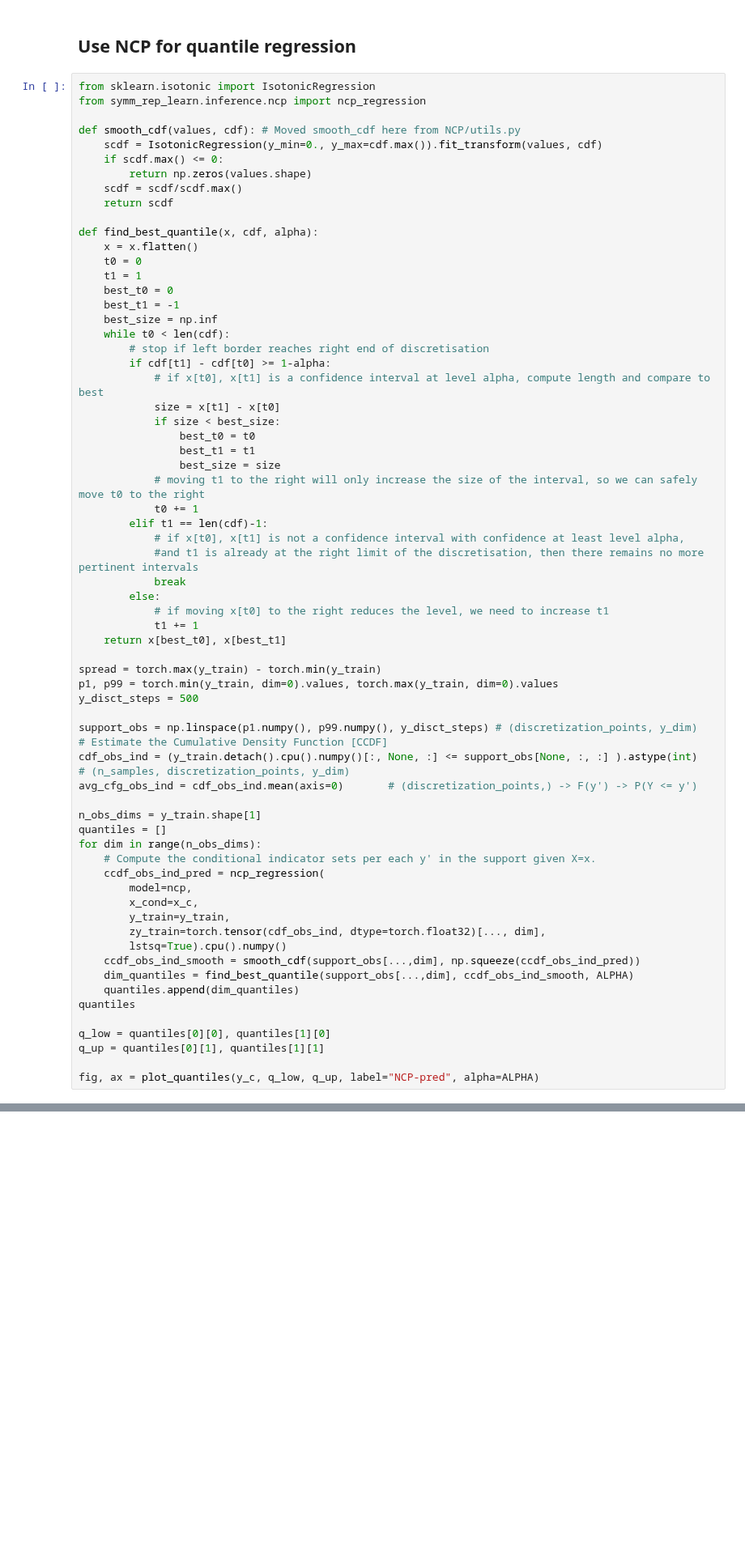
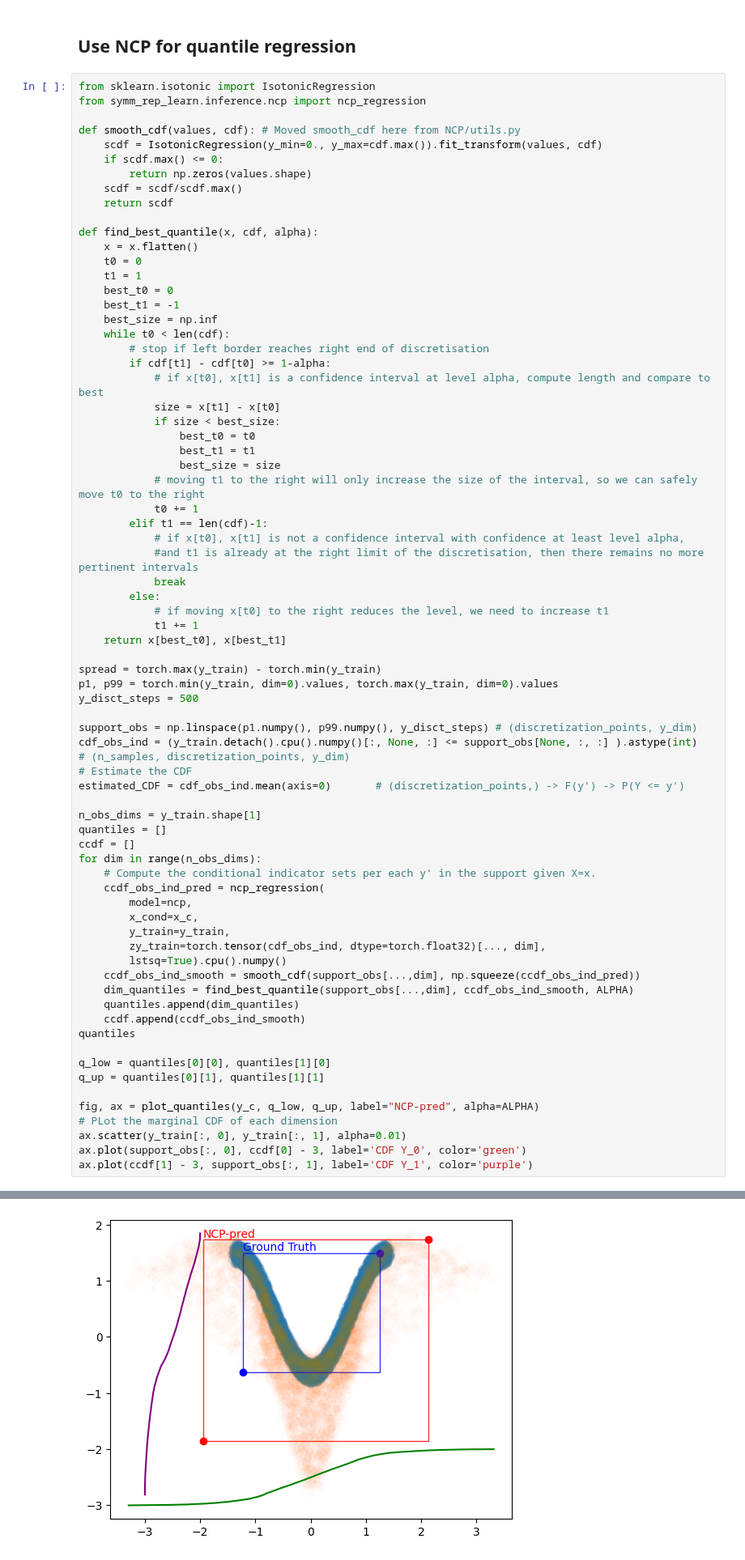
Before and after one commit to Danfoa/symm_rep_learn, a Jupyter notebook: conformalized_quantile_regression.ipynb, the cells around one changed output, grey strips where cells are left out. Shown at 81% size. Drawn from its saved outputs; the diff is of its cells as text; blank space fills up the shorter version.

```diff
--- a/conformalized_quantile_regression.ipynb
+++ b/conformalized_quantile_regression.ipynb
@@ -431,12 +426,13 @@ p1, p99 = torch.min(y_train, dim=0).values, torch.max(y_train, dim=0).values
 y_disct_steps = 500
 
 support_obs = np.linspace(p1.numpy(), p99.numpy(), y_disct_steps) # (discretization_points, y_dim)
-# Estimate the Cumulative Density Function [CCDF]
 cdf_obs_ind = (y_train.detach().cpu().numpy()[:, None, :] <= support_obs[None, :, :] ).astype(int)   # (n_samples, discretization_points, y_dim)
-avg_cfg_obs_ind = cdf_obs_ind.mean(axis=0)       # (discretization_points,) -> F(y') -> P(Y <= y')
+# Estimate the CDF
+estimated_CDF = cdf_obs_ind.mean(axis=0)       # (discretization_points,) -> F(y') -> P(Y <= y')
 
 n_obs_dims = y_train.shape[1]
 quantiles = []
+ccdf = []
 for dim in range(n_obs_dims):
     # Compute the conditional indicator sets per each y' in the support given X=x.
     ccdf_obs_ind_pred = ncp_regression(
@@ -448,10 +444,15 @@ for dim in range(n_obs_dims):
     ccdf_obs_ind_smooth = smooth_cdf(support_obs[...,dim], np.squeeze(ccdf_obs_ind_pred))
     dim_quantiles = find_best_quantile(support_obs[...,dim], ccdf_obs_ind_smooth, ALPHA)
     quantiles.append(dim_quantiles)
+    ccdf.append(ccdf_obs_ind_smooth)
 quantiles
 
 q_low = quantiles[0][0], quantiles[1][0]
 q_up = quantiles[0][1], quantiles[1][1]
 
 fig, ax = plot_quantiles(y_c, q_low, q_up, label="NCP-pred", alpha=ALPHA)
+# PLot the marginal CDF of each dimension
+ax.scatter(y_train[:, 0], y_train[:, 1], alpha=0.01)
+ax.plot(support_obs[:, 0], ccdf[0] - 3, label='CDF Y_0', color='green')
+ax.plot(ccdf[1] - 3, support_obs[:, 1], label='CDF Y_1', color='purple')
 # %% [output]
@@ -459,3 +460,4 @@ fig, ax = plot_quantiles(y_c, q_low, q_up, label="NCP-pred", alpha=ALPHA)
+[figure, added]
 # %% [markdown]
 # Naive Univariate Conformalized Quantile Regression
 # %%
```
Also changed, not shown: parts of 4 cells of this notebook.
